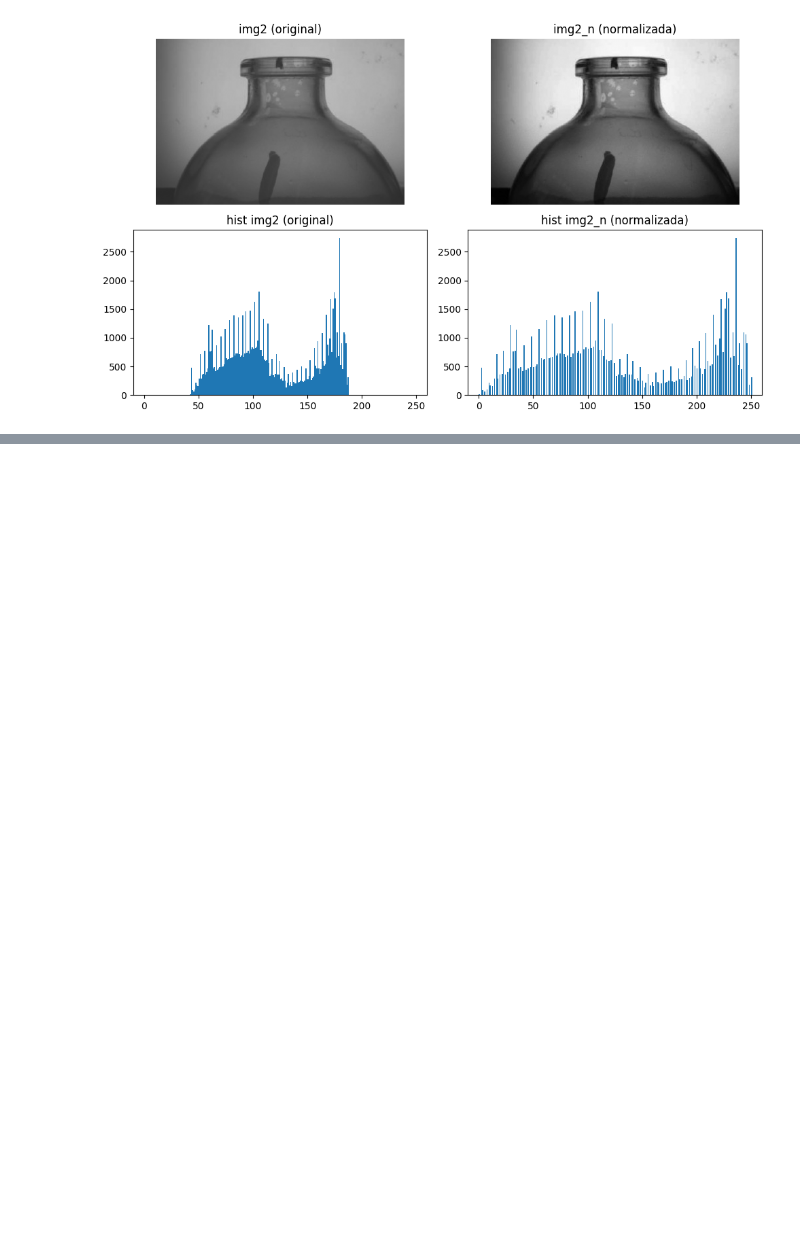
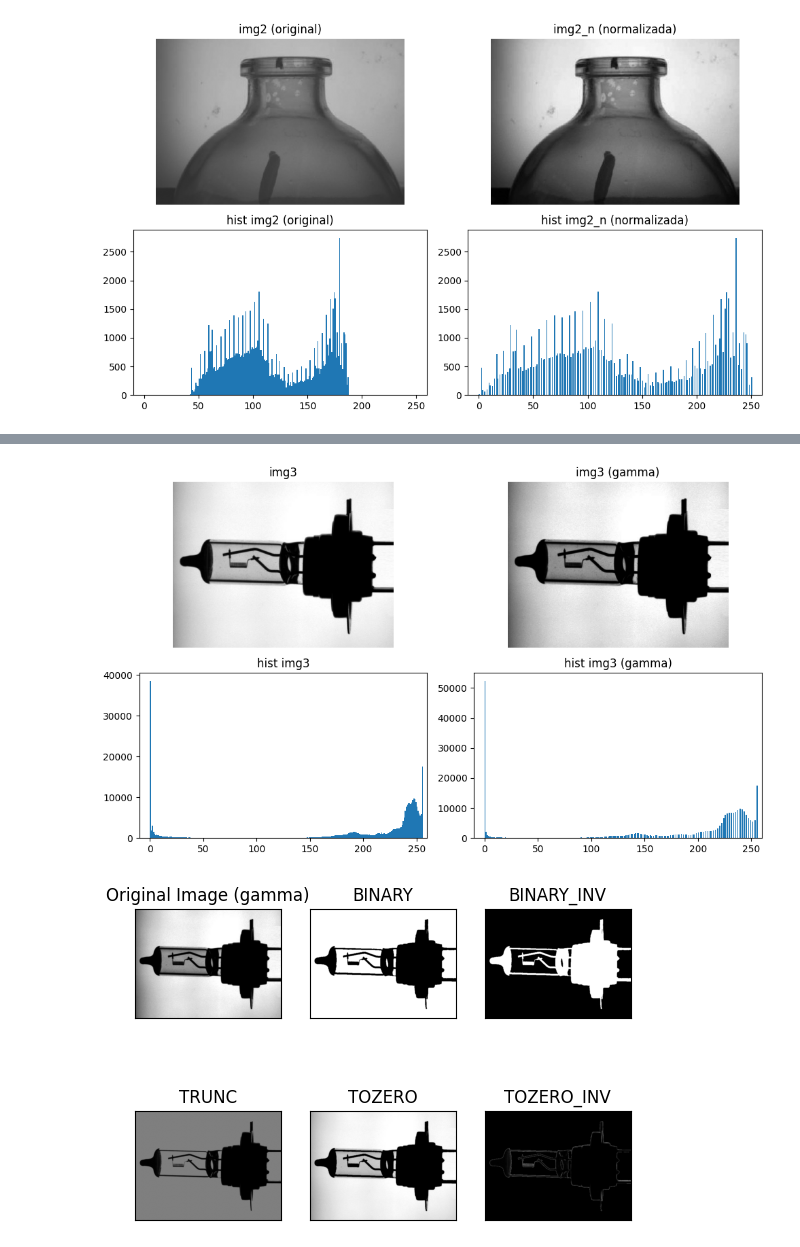
Before and after one commit to KalebG13/Sistemas-de-vision, a Jupyter notebook: Lab_1/Lab1_notebook.ipynb, the cells around one changed output, grey strips where cells are left out. Saved outputs shown, nothing was run; the diff lists cells and outputs as text; code cells hidden in the pictures; blank space fills up the shorter version.

```diff
--- a/Lab_1/Lab1_notebook.ipynb
+++ b/Lab_1/Lab1_notebook.ipynb
@@ -130,0 +153,34 @@ plt.show()
+# %%
+gamma = 2  # <1 aclara medios tonos, >1 oscurece
+LUT = np.array([((i / 255.0) ** gamma) * 255 for i in range(256)]).astype("uint8")
+gamma_img3 = cv.LUT(img3, LUT)
+
+# --- mostrar comparativa ---
+plt.figure(figsize=(10,6))
+ax1 = plt.subplot(2,2,1); ax2 = plt.subplot(2,2,3)
+plot_img_and_hist(ax1, ax2, img3, 'img3')
+
+ax3 = plt.subplot(2,2,2); ax4 = plt.subplot(2,2,4)
+plot_img_and_hist(ax3, ax4, gamma_img3, 'img3 (gamma)')
+
+plt.tight_layout()
+plt.show()
+
+# --- probar los diferentes tipos de umbralización ---
+ret,thresh1 = cv.threshold(img3,127,255,cv.THRESH_BINARY)
+ret,thresh2 = cv.threshold(img3,127,255,cv.THRESH_BINARY_INV)
+ret,thresh3 = cv.threshold(img3,127,255,cv.THRESH_TRUNC)
+ret,thresh4 = cv.threshold(img3,127,255,cv.THRESH_TOZERO)
+ret,thresh5 = cv.threshold(img3,127,255,cv.THRESH_TOZERO_INV)
+
+titles = ['Original Image (gamma)','BINARY','BINARY_INV','TRUNC','TOZERO','TOZERO_INV']
+images = [gamma_img3, thresh1, thresh2, thresh3, thresh4, thresh5]
+
+for i in range(6):
+    plt.subplot(2,3,i+1), plt.imshow(images[i],'gray',vmin=0,vmax=255)
+    plt.title(titles[i])
+    plt.xticks([]), plt.yticks([])
+plt.show()
+# %% [output]
+[figure, added]
+[figure, added]
```
Also changed, not shown: parts of 3 cells of this notebook, 1 other file.
